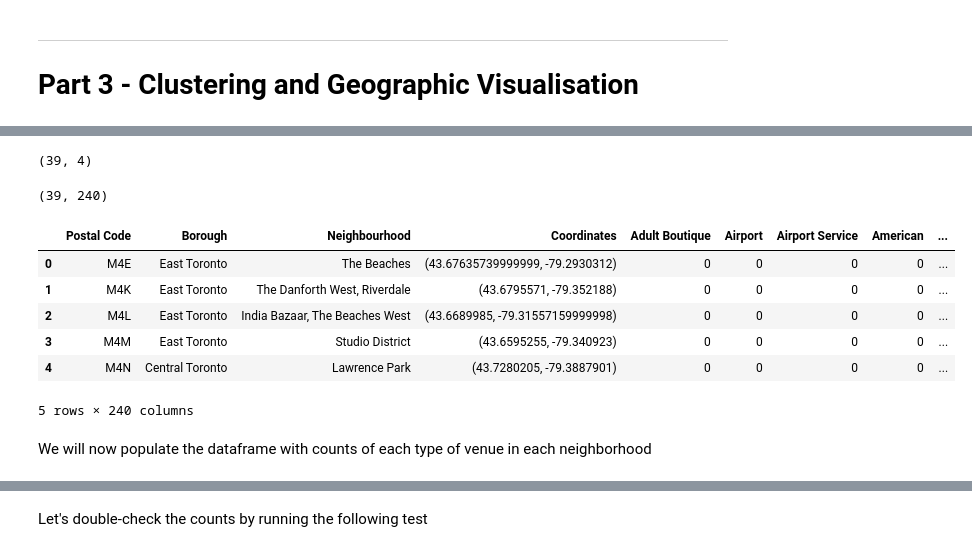
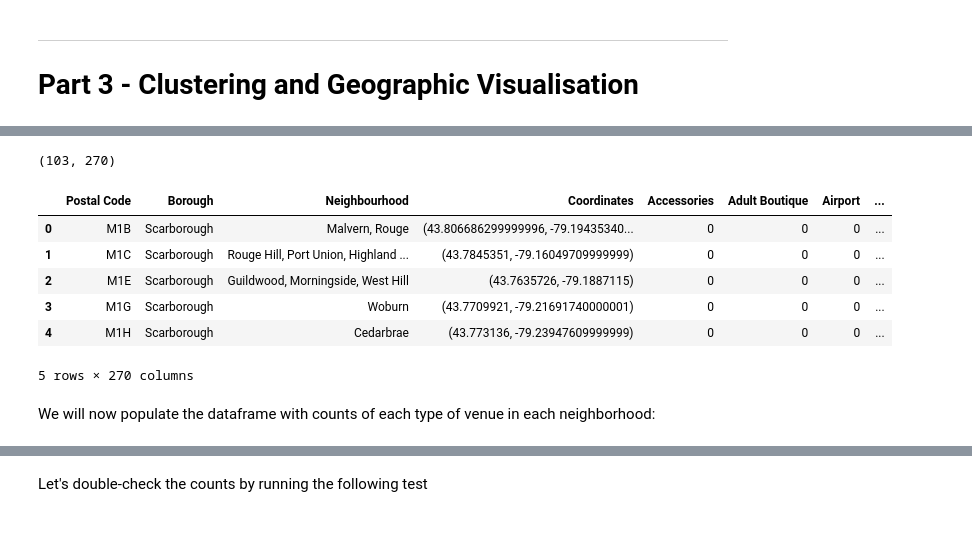
Before and after one commit to vipervit/Coursera_Capstone, a Jupyter notebook: TorontoAreas.ipynb, the cells around one changed output, grey strips where cells are left out. Saved outputs shown, nothing was run; the diff lists cells and outputs as text; code cells hidden in the pictures.

```diff
--- a/TorontoAreas.ipynb
+++ b/TorontoAreas.ipynb
@@ -61,7 +61,7 @@ Sort out by Postal Code
 # %%
-df.sort_values(by=['Postal Code'], inplace=True)
-df.reset_index(drop=True, inplace=True)
-df.tail()
+df_tor.sort_values(by=['Postal Code'], inplace=True)
+df_tor.reset_index(drop=True, inplace=True)
+df_tor.tail()
 # %% [output]
 |  | Postal Code | Borough | Neighbourhood |
 | 98 | M9N | York | Weston |
@@ -93,9 +93,9 @@ df_coor.shape
 # %% [markdown]
 Update neighbourhood dataframe with the coordinates
 # %%
-df['Latitude']=df_coor['Latitude']
-df['Longitude']=df_coor['Longitude']
-df.head()
+df_tor['Latitude']=df_coor['Latitude']
+df_tor['Longitude']=df_coor['Longitude']
+df_tor.head()
 # %% [output]
 |  | Postal Code | Borough | Neighbourhood | Latitude | Longitude |
 | 0 | M1B | Scarborough | Malvern, Rouge | 43.806686 | -79.194353 |
@@ -108,4 +105,0 @@ Let's concentrate only on boroughs that comprise the original Toronto excluding
-# %%
-df_tor = df[df['Borough'].str.contains('Toronto')]
-df_tor.reset_index(drop=True, inplace=True)
-df_tor.head()
@@ -233,29 +220,24 @@ for neighb in listings:
         if not venue in venuetypes:
             venuetypes.append(venue)
 venuetypes.sort()
-# %%
-df_counts = df_tor.copy()
-df_counts.shape
-# %% [output]
-(39, 4)
 # %%
 for i in range(0, len(venuetypes)):
-    df_counts.insert(i+4, venuetypes[i], 0)
-df_counts.shape
+    df_tor.insert(i+4, venuetypes[i], 0)
+df_tor.shape
 # %% [output]
-(39, 240)
+(103, 270)
 # %%
-df_counts.head()
+df_tor.head()
 # %% [output]
-|  | Postal Code | Borough | Neighbourhood | Coordinates | Adult Boutique | Airport | Airport Service | American | ... |
-| 0 | M4E | East Toronto | The Beaches | (43.67635739999999, -79.2930312) | 0 | 0 | 0 | 0 | ... |
-| 1 | M4K | East Toronto | The Danforth West, Riverdale | (43.6795571, -79.352188) | 0 | 0 | 0 | 0 | ... |
-| 2 | M4L | East Toronto | India Bazaar, The Beaches West | (43.6689985, -79.31557159999998) | 0 | 0 | 0 | 0 | ... |
-| 3 | M4M | East Toronto | Studio District | (43.6595255, -79.340923) | 0 | 0 | 0 | 0 | ... |
-| 4 | M4N | Central Toronto | Lawrence Park | (43.7280205, -79.3887901) | 0 | 0 | 0 | 0 | ... |
+|  | Postal Code | Borough | Neighbourhood | Coordinates | Accessories | Adult Boutique | Airport | ... |
+| 0 | M1B | Scarborough | Malvern, Rouge | (43.806686299999996, -79.19435340... | 0 | 0 | 0 | ... |
+| 1 | M1C | Scarborough | Rouge Hill, Port Union, Highland ... | (43.7845351, -79.16049709999999) | 0 | 0 | 0 | ... |
+| 2 | M1E | Scarborough | Guildwood, Morningside, West Hill | (43.7635726, -79.1887115) | 0 | 0 | 0 | ... |
+| 3 | M1G | Scarborough | Woburn | (43.7709921, -79.21691740000001) | 0 | 0 | 0 | ... |
+| 4 | M1H | Scarborough | Cedarbrae | (43.773136, -79.23947609999999) | 0 | 0 | 0 | ... |
-5 rows × 240 columns
+5 rows × 270 columns
 # %% [markdown]
-We will now populate the dataframe with counts of each type of venue in each neighborhood
+We will now populate the dataframe with counts of each type of venue in each neighborhood:
 # %%
 for area in listings:
     for venue in listings[area]:
```
Also changed, not shown: parts of 33 cells of this notebook.
